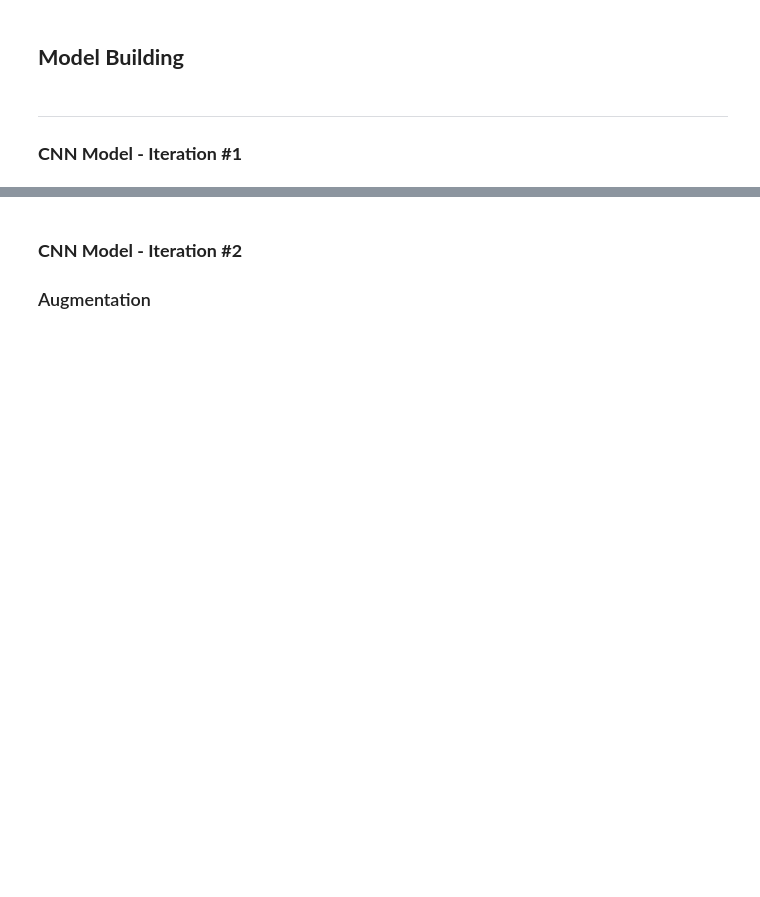
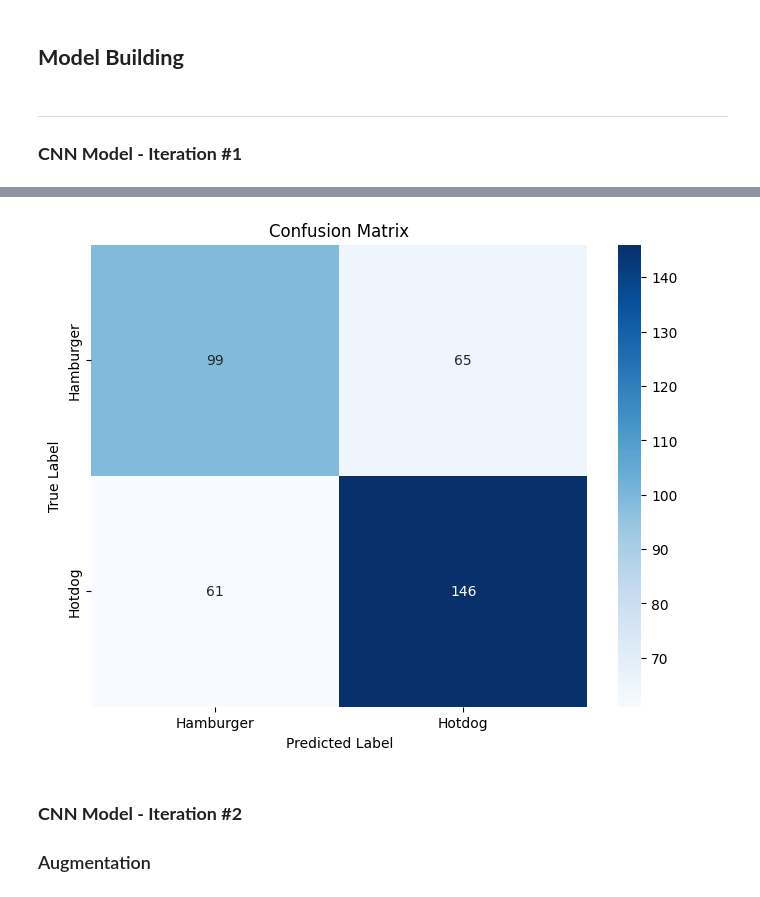
Before and after one commit to excellentwork/Fantastic_4_Project_3, a Jupyter notebook: Fantastic_4_Project_3.ipynb, the cells around one changed output, grey strips where cells are left out. Cells and saved outputs as stored; diff of their text form; code cells hidden in the pictures; blank space fills up the shorter version.

Commit message:
correcting confusion matrices

```diff
--- a/Fantastic_4_Project_3.ipynb
+++ b/Fantastic_4_Project_3.ipynb
@@ -221,6 +221,8 @@ y_pred_labels = (y_pred > 0.5).astype(int)
 # %%
 # Plot Confusion Matrix
-plot_confusion_matrix(model_1, X_test, y_pred_labels,['Hamburger', 'Hotdog'])
+plot_confusion_matrix(y_test, y_pred_labels,['Hamburger', 'Hotdog'])
+# %% [output]
+[figure, added]
 # %% [markdown]
 ### **CNN Model - Iteration #2**
 
```
Also changed, not shown: parts of 36 cells of this notebook.
